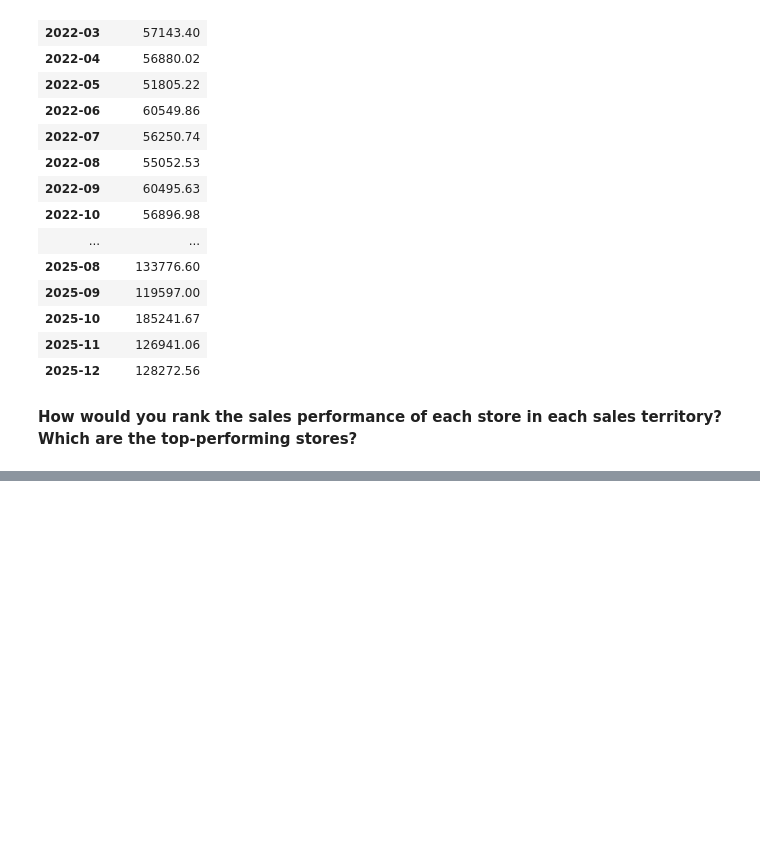
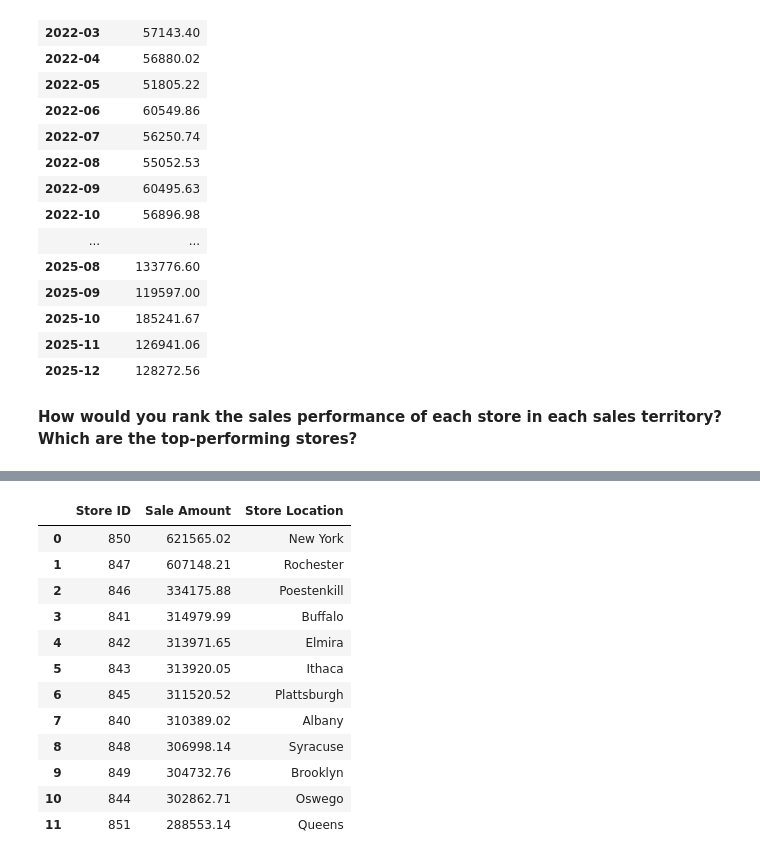
Before and after one commit to ktran-dot1/Capstone_2, a Jupyter notebook: Tran__sales_analysis.ipynb, the cells around one changed output, grey strips where cells are left out. Saved outputs shown, nothing was run; the diff lists cells and outputs as text; code cells hidden in the pictures; blank space fills up the shorter version.

```diff
--- a/Tran__sales_analysis.ipynb
+++ b/Tran__sales_analysis.ipynb
@@ -287,0 +305,20 @@ ny_monthly_revenue
+# %%
+ny_rank = ny_sales.groupby("Store ID")[["Sale Amount"]].sum()
+# %%
+ny_rank = ny_rank.sort_values("Sale Amount", ascending=False)
+ny_rank = ny_rank.merge(ny_info[["Store ID", "Store Location"]], on="Store ID")
+ny_rank
+# %% [output]
+|  | Store ID | Sale Amount | Store Location |
+| 0 | 850 | 621565.02 | New York |
+| 1 | 847 | 607148.21 | Rochester |
+| 2 | 846 | 334175.88 | Poestenkill |
+| 3 | 841 | 314979.99 | Buffalo |
+| 4 | 842 | 313971.65 | Elmira |
+| 5 | 843 | 313920.05 | Ithaca |
+| 6 | 845 | 311520.52 | Plattsburgh |
+| 7 | 840 | 310389.02 | Albany |
+| 8 | 848 | 306998.14 | Syracuse |
+| 9 | 849 | 304732.76 | Brooklyn |
+| 10 | 844 | 302862.71 | Oswego |
+| 11 | 851 | 288553.14 | Queens |
```
Also changed, not shown: parts of 11 cells of this notebook.
